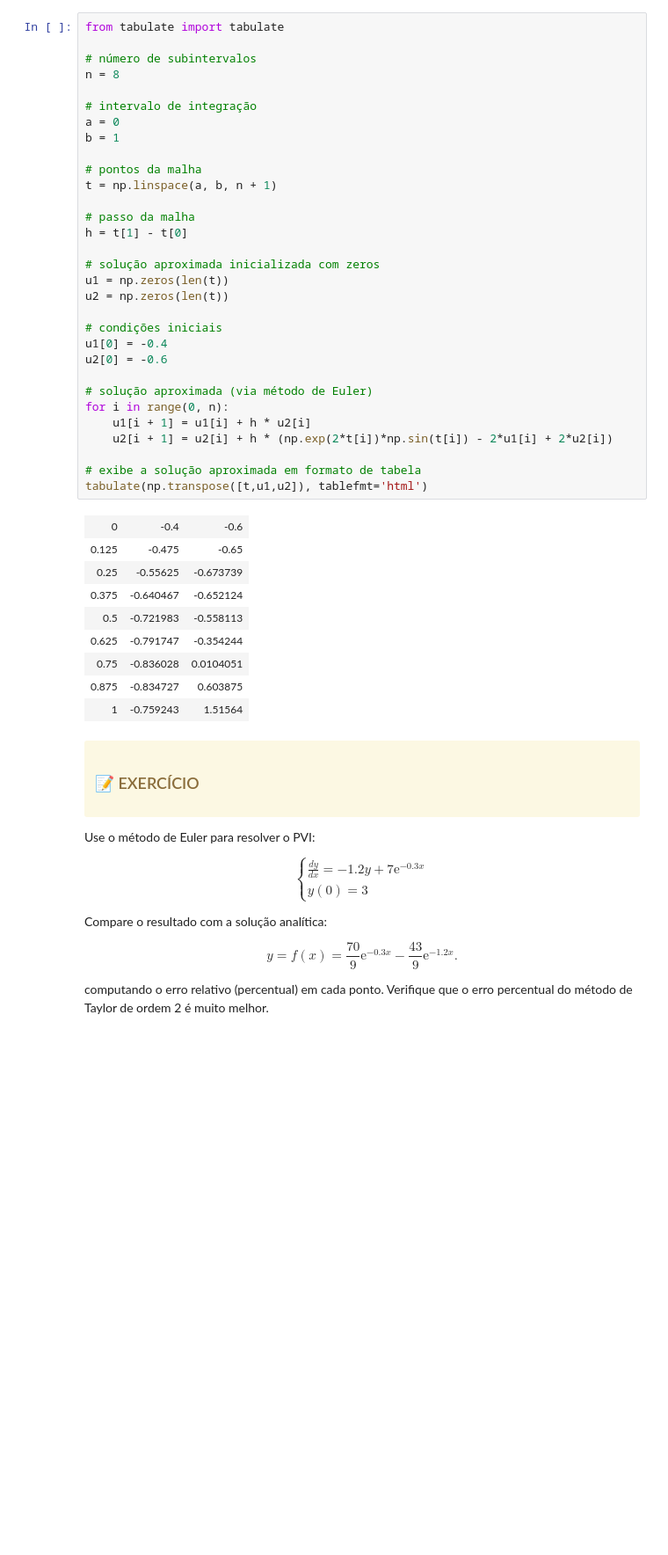
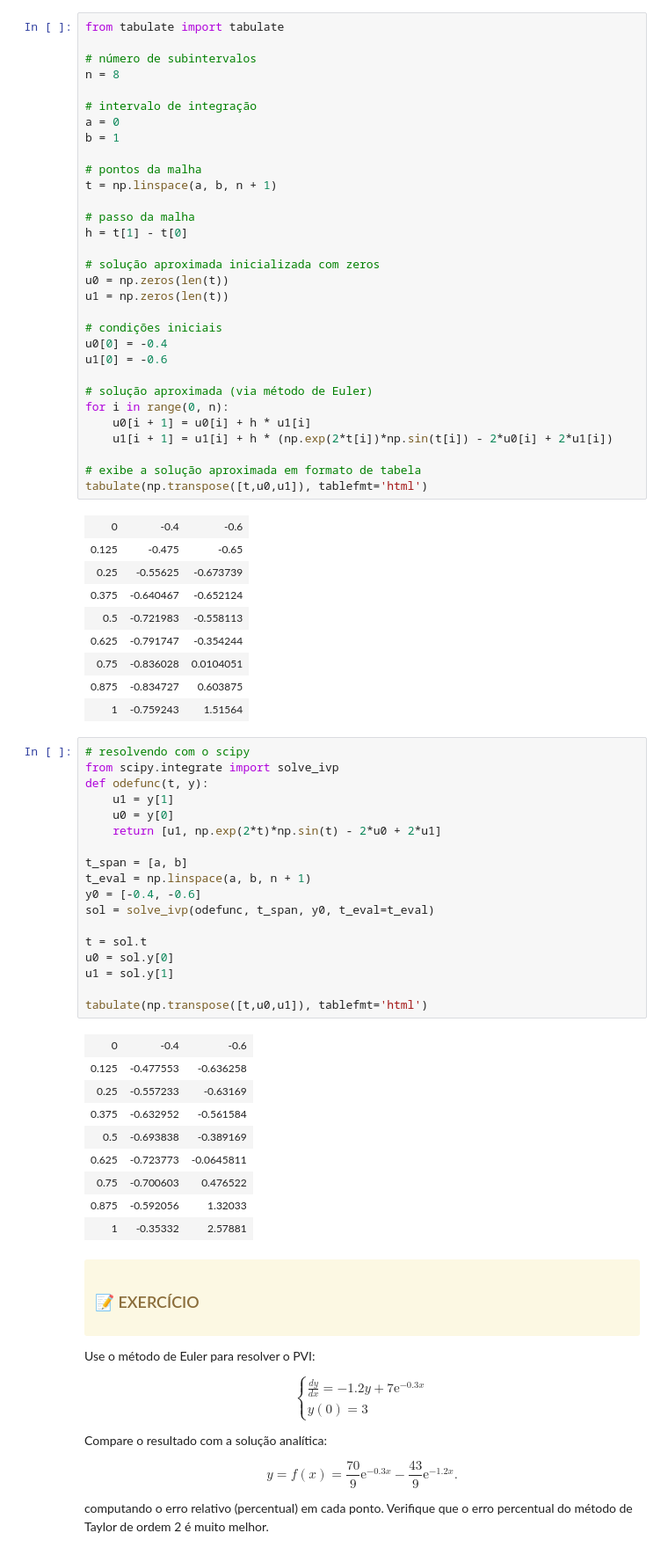
Before and after one commit to bgeneto/MCA, a Jupyter notebook: 2023-1/notebooks/mca10-edo.ipynb, the cells around one changed output. Shown at 88% size. Saved outputs shown, nothing was run; the diff lists cells and outputs as text; blank space fills up the shorter version.

Commit message:
added scipy solver

```diff
--- a/2023-1/notebooks/mca10-edo.ipynb
+++ b/2023-1/notebooks/mca10-edo.ipynb
@@ -303,20 +303,20 @@ t = np.linspace(a, b, n + 1)
 h = t[1] - t[0]
 
 # solução aproximada inicializada com zeros
+u0 = np.zeros(len(t))
 u1 = np.zeros(len(t))
-u2 = np.zeros(len(t))
 
 # condições iniciais
-u1[0] = -0.4
-u2[0] = -0.6
+u0[0] = -0.4
+u1[0] = -0.6
 
 # solução aproximada (via método de Euler)
 for i in range(0, n):
-    u1[i + 1] = u1[i] + h * u2[i]
-    u2[i + 1] = u2[i] + h * (np.exp(2*t[i])*np.sin(t[i]) - 2*u1[i] + 2*u2[i])
+    u0[i + 1] = u0[i] + h * u1[i]
+    u1[i + 1] = u1[i] + h * (np.exp(2*t[i])*np.sin(t[i]) - 2*u0[i] + 2*u1[i])
 
 # exibe a solução aproximada em formato de tabela
-tabulate(np.transpose([t,u1,u2]), tablefmt='html')
+tabulate(np.transpose([t,u0,u1]), tablefmt='html')
 # %% [output]
 | 0 | -0.4 | -0.6 |
 | 0.125 | -0.475 | -0.65 |
@@ -327,6 +327,34 @@ tabulate(np.transpose([t,u1,u2]), tablefmt='html')
 | 0.75 | -0.836028 | 0.0104051 |
 | 0.875 | -0.834727 | 0.603875 |
 | 1 | -0.759243 | 1.51564 |
+# %%
+# resolvendo com o scipy
+from scipy.integrate import solve_ivp
+def odefunc(t, y):
+    u1 = y[1]
+    u0 = y[0]
+    return [u1, np.exp(2*t)*np.sin(t) - 2*u0 + 2*u1]
+
+t_span = [a, b]
+t_eval = np.linspace(a, b, n + 1)
+y0 = [-0.4, -0.6]
+sol = solve_ivp(odefunc, t_span, y0, t_eval=t_eval)
+
+t = sol.t
+u0 = sol.y[0]
+u1 = sol.y[1]
+
+tabulate(np.transpose([t,u0,u1]), tablefmt='html')
+# %% [output]
+| 0 | -0.4 | -0.6 |
+| 0.125 | -0.477553 | -0.636258 |
+| 0.25 | -0.557233 | -0.63169 |
+| 0.375 | -0.632952 | -0.561584 |
+| 0.5 | -0.693838 | -0.389169 |
+| 0.625 | -0.723773 | -0.0645811 |
+| 0.75 | -0.700603 | 0.476522 |
+| 0.875 | -0.592056 | 1.32033 |
+| 1 | -0.35332 | 2.57881 |
 # %% [markdown]
 <div class="alert alert-block alert-warning">
 <h3>📝 EXERCÍCIO</h3>
```
Also changed, not shown: parts of 1 cell of this notebook.
